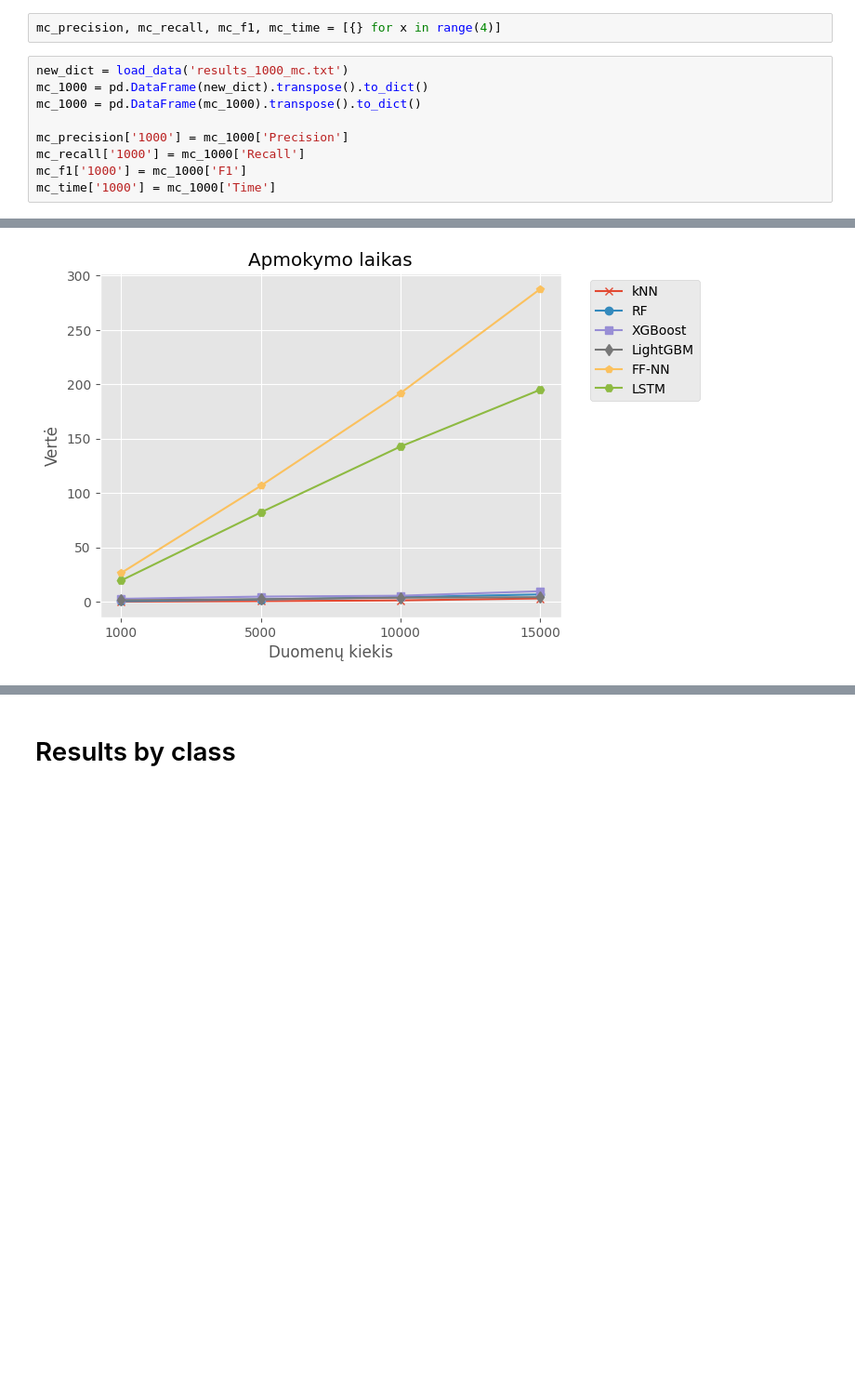
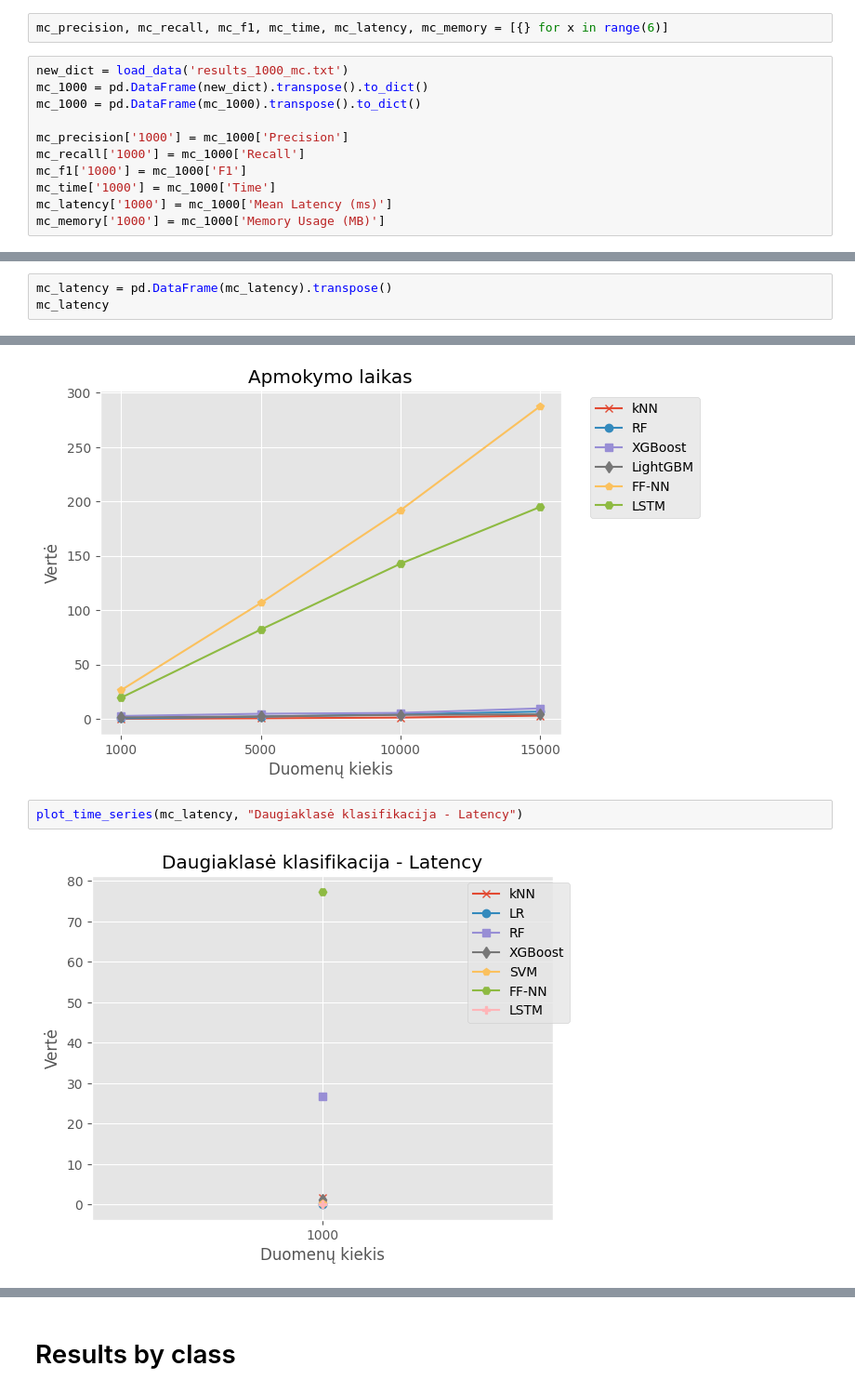
Before and after one commit to KostasEreksonas/Magistrinis, a Jupyter notebook: Time_series.ipynb, the cells around one changed output, grey strips where cells are left out. Shown at 93% size. Drawn from its saved outputs; the diff is of its cells as text; blank space fills up the shorter version.

Commit message:
Add data to plot

```diff
--- a/Time_series.ipynb
+++ b/Time_series.ipynb
@@ -36,7 +36,7 @@ def plot_time_series(metric, name):
 # %% [markdown]
 # Multiclass classification
 # %%
-mc_precision, mc_recall, mc_f1, mc_time = [{} for x in range(4)]
+mc_precision, mc_recall, mc_f1, mc_time, mc_latency, mc_memory = [{} for x in range(6)]
 # %%
 new_dict = load_data('results_1000_mc.txt')
 mc_1000 = pd.DataFrame(new_dict).transpose().to_dict()
@@ -46,6 +46,8 @@ mc_precision['1000'] = mc_1000['Precision']
 mc_recall['1000'] = mc_1000['Recall']
 mc_f1['1000'] = mc_1000['F1']
 mc_time['1000'] = mc_1000['Time']
+mc_latency['1000'] = mc_1000['Mean Latency (ms)']
+mc_memory['1000'] = mc_1000['Memory Usage (MB)']
 # %%
 new_dict = load_data('results_5000_mc.txt')
 mc_5000 = pd.DataFrame(new_dict).transpose().to_dict()
@@ -109,3 +117,6 @@ mc_time
 | 5000 | 0.463844 | 2.073940 | 4.672737 | 2.230644 | 106.535431 | 82.075592 |
 | 10000 | 1.153106 | 4.113602 | 5.455152 | 3.653643 | 191.809011 | 142.685586 |
 | 15000 | 2.950566 | 6.658660 | 9.598718 | 4.116685 | 287.569798 | 194.927560 |
+# %%
+mc_latency = pd.DataFrame(mc_latency).transpose()
+mc_latency
@@ -125,3 +145,7 @@ plot_time_series(mc_f1, "Daugiaklasė klasifikacija - F1")
 plot_time_series(mc_time, "Apmokymo laikas")
 # %% [output]
 [figure]
+# %%
+plot_time_series(mc_latency, "Daugiaklasė klasifikacija - Latency")
+# %% [output]
+[figure, added]
```
Also changed, not shown: parts of 6 cells of this notebook, 5 other files.
